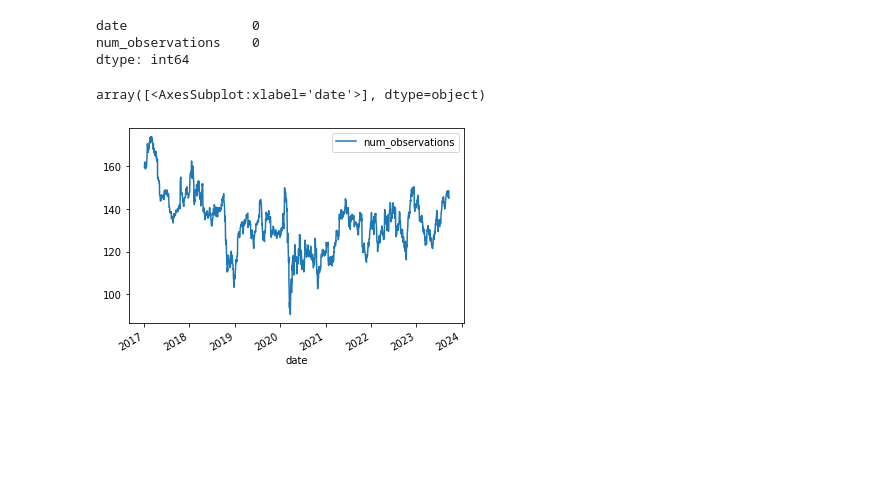
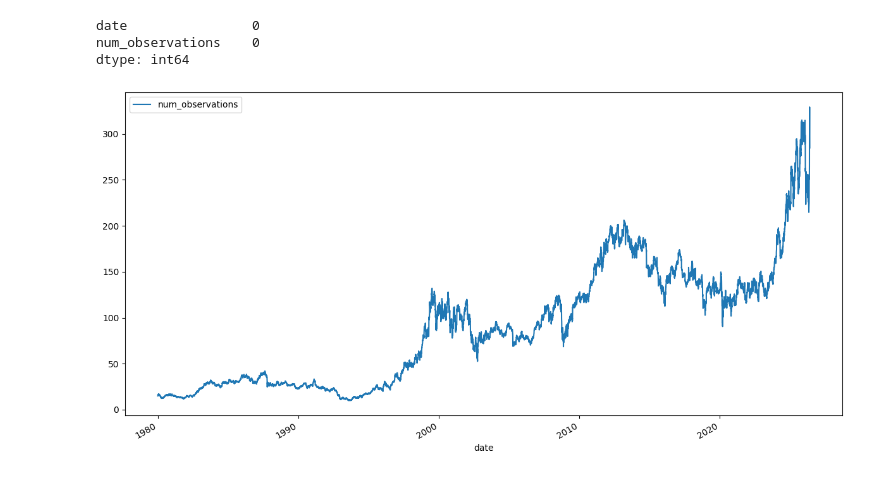
Before and after one commit to edmilsondejesus/stl-arima-svr-lstm, a Jupyter notebook: models/ARIMA_IBM_stock_prices.ipynb, the cells around one changed output. Drawn from its saved outputs; the diff is of its cells as text; code cells hidden in the pictures; blank space fills up the shorter version.

```diff
--- a/models/ARIMA_IBM_stock_prices.ipynb
+++ b/models/ARIMA_IBM_stock_prices.ipynb
@@ -48,0 +35,11 @@ dataset=ds
+# %%
+# Load CSV IBM stock prices
+df_raw = pd.read_csv('../datasets/IBM_stock_prices.csv')
+
+# show columns
+print("Cols availables:", df_raw.columns.tolist())
+
+# create dataset
+dataset = pd.DataFrame()
+dataset['date'] = pd.to_datetime(df_raw['Date'])
+dataset['num_observations'] = df_raw['Close']
@@ -141,12 +140,15 @@ def gera_resultado(y_test, predict,nm_dataset, resultado, n_time_steps, Duracao)
  )
  salvar_resultado(nm_dataset, resultado, n_time_steps, MSE, RMSE, MAE, MAPE, sMAPE, Duracao)
  return MAPE
-# %%
-# indexing timestamp
-dataset.set_index('date').plot(subplots=True)
-# %% [output]
-array([<AxesSubplot:xlabel='date'>], dtype=object)
-[figure, removed]
+# %%
+# indexing timestamp
+fig, ax = plt.subplots(figsize=(12, 6))
+dataset.set_index('date').plot(ax=ax)
+plt.tight_layout()
+plt.savefig(f'{path_name_figures}dataset_ibm_plot.pdf', dpi=300, format='pdf', bbox_inches='tight')
+plt.show()
+# %% [output]
+[figure, added]
 # %%
 def previsao_ARIMA(nm_dataset, dataset, n_time_steps, max_iter):
 
```
Also changed, not shown: parts of 7 cells of this notebook, 22 other files.
